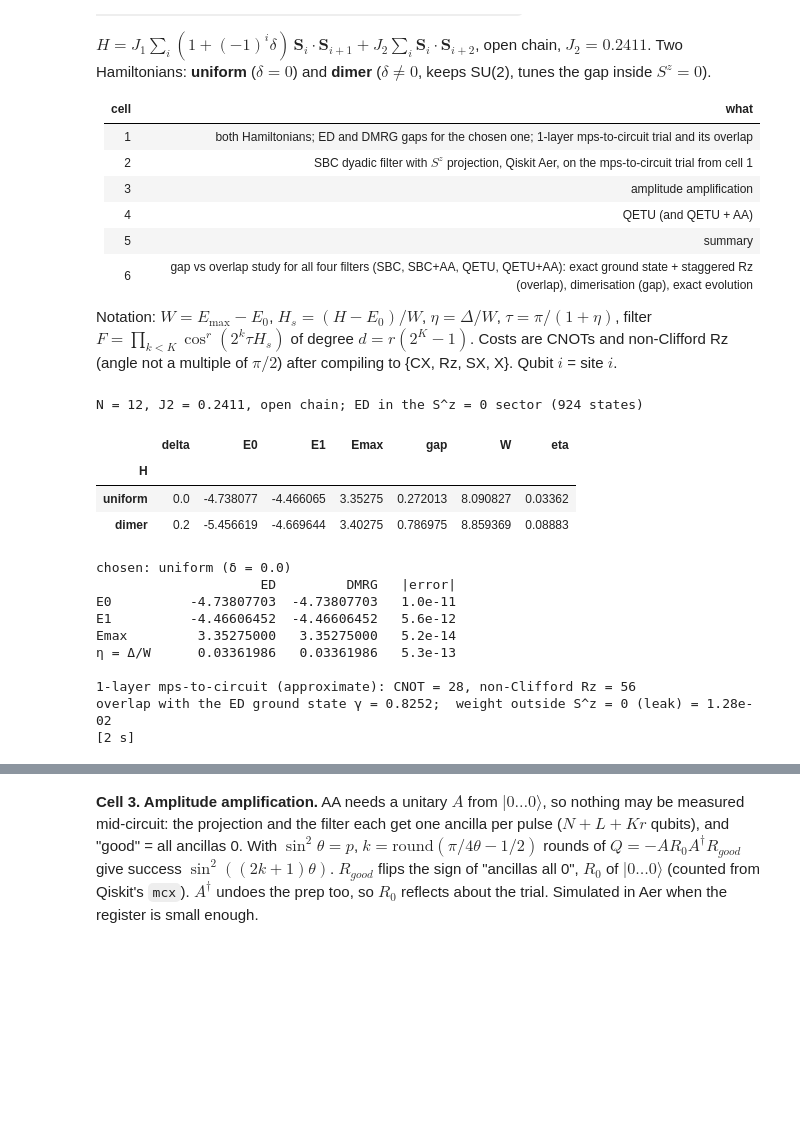
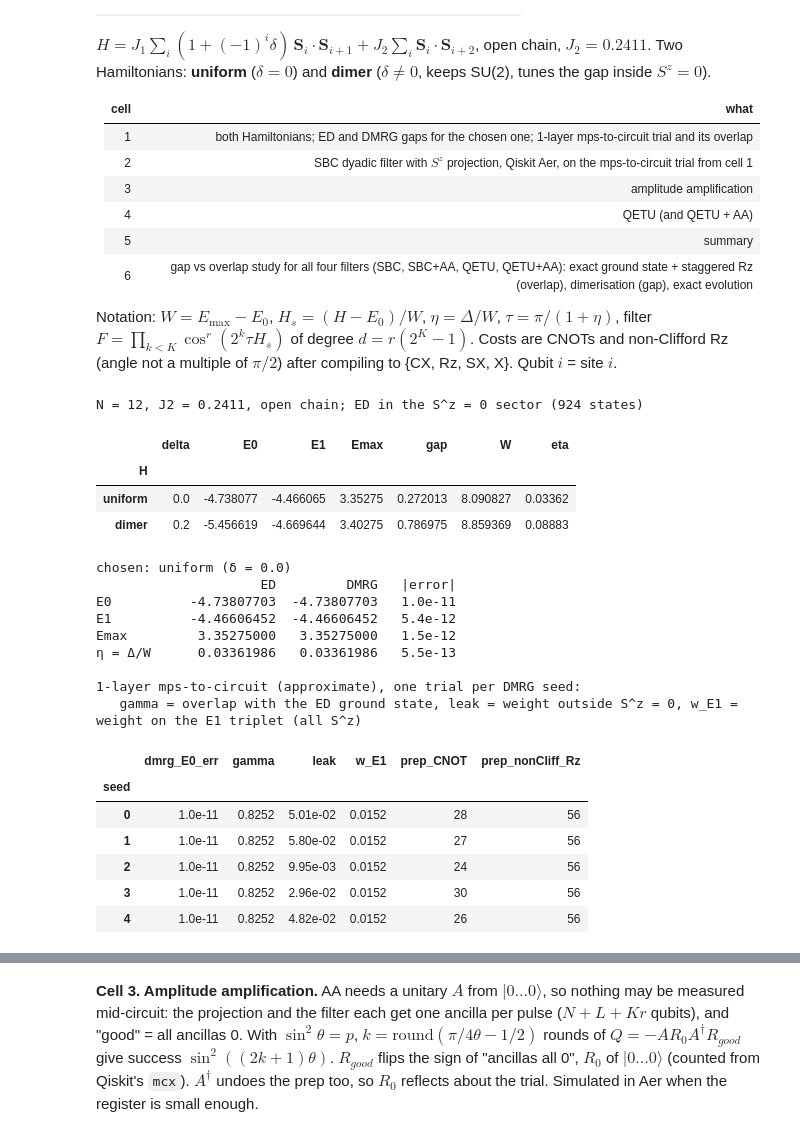
Before and after one commit to aaronseymour7/CLAUDE, a Jupyter notebook: ORNL/final_filters.ipynb, the cells around one changed output, grey strips where cells are left out. Cells and saved outputs as stored; diff of their text form; code cells hidden in the pictures; blank space fills up the shorter version.

```diff
--- a/ORNL/final_filters.ipynb
+++ b/ORNL/final_filters.ipynb
@@ -28,6 +28,7 @@ MODEL     = "uniform"     # which Hamiltonian the filters run on: "uniform" or "
 EPS       = 1e-2          # target 1 - F of the filtered state
 TRIAL_RZ  = 0.0           # optional staggered Rz layer e^{-iε Σ(-1)^i Z_i} after the prep (ε > 0 lowers γ; ε ≈ 0.3 to see AA act)
 DMRG_BONDS = [16, 32, 64, 128]
+SEEDS     = [0, 1, 2, 3, 4]   # DMRG draws: each seed fixes the random starting MPS of the ground-state DMRG
 
 import time, warnings
 import numpy as np, pandas as pd, matplotlib.pyplot as plt
@@ -42,7 +43,6 @@ from qiskit_aer import AerSimulator
 from mps_to_circuit import mps_to_circuit
 warnings.filterwarnings("ignore")
 pd.set_option("display.width", 220); pd.set_option("display.max_columns", 30)
-np.random.seed(7)                                    # DMRG starts from a random MPS
 
 def bonds(N, delta):                                 # (i, j, J); qubit i = site i
     nn = [(i, i + 1, J1 * (1 + (-1) ** i * delta)) for i in range(N - 1)]
@@ -61,6 +61,13 @@ def ham_sector(N, delta, states):                    # S.S = (2 SWAP - 1)/4
         rows += list(range(len(states))); cols += list(range(len(states))); vals += [-J / 4] * len(states)
     return csr_matrix((vals, (rows, cols)), shape=(len(states),) * 2)
 
+def lowest(N, delta, n_up, k=1):                     # k lowest levels of the sector with n_up up spins, as 2^N vectors
+    st = np.array(sorted(sum(1 << q for q in c) for c in combinations(range(N), n_up)))
+    H = ham_sector(N, delta, st)
+    w, V = (np.linalg.eigh(H.toarray()) if len(st) <= 1000 else eigsh(H, k=k, which="SA", tol=1e-12))
+    full = np.zeros((1 << N, k), complex); full[st] = V[:, :k]
+    return w[:k], full
+
 def ed(N, delta, states):                            # E0, E1, Emax and |E0> as a 2^N vector
     H = ham_sector(N, delta, states)
     if len(states) <= 1000:
@@ -71,7 +78,12 @@ def ed(N, delta, states):                            # E0, E1, Emax and |E0> as
     full = np.zeros(1 << N, complex); full[states] = g
     return E0, E1, Emax, full
 
-def dmrg(N, delta, sign=1.0, penalty=None):
+def seeded_mps(N, seed, D=8):                        # explicit, reproducible DMRG starting state
+    rng = np.random.default_rng(seed)
+    arrs = [rng.normal(size=(D, 2))] + [rng.normal(size=(D, D, 2)) for _ in range(N - 2)] + [rng.normal(size=(D, 2))]
+    p0 = qtn.MatrixProductState(arrs, shape="lrp"); return p0 / p0.norm()
+
+def dmrg(N, delta, sign=1.0, penalty=None, seed=0):
     Jd = {(i, j): sign * J for i, j, J in bonds(N, delta)}
     b = qop.heisenberg_from_edges(list(Jd), j=lambda i, j: Jd[(i, j)] if (i, j) in Jd else Jd[(j, i)])
     if penalty:                                      # λ (S^z_tot - 1)^2: lowest S^z = 1 state = the E1 triplet
@@ -80,7 +92,9 @@ def dmrg(N, delta, sign=1.0, penalty=None):
                 if i != j:
                     b.add_term(penalty, ("sz", i), ("sz", j))
             b.add_term(-2 * penalty, ("sz", i))
-    d = qtn.DMRG2(b.build_mpo(), bond_dims=DMRG_BONDS, cutoffs=1e-12); d.solve(tol=1e-10, verbosity=0, max_sweeps=40)
+    d = qtn.DMRG2(b.build_mpo(), bond_dims=DMRG_BONDS, cutoffs=1e-12, p0=seeded_mps(N, seed))
+    np.random.seed(seed)                             # local eigensolver start vectors too
+    d.solve(tol=1e-10, verbosity=0, max_sweeps=40)
     return float(np.real(d.energy)) + (penalty * (N / 4 + 1) if penalty else 0.0), d.state
 
 SIM = AerSimulator(method="statevector")
@@ -107,50 +121,70 @@ def sz0_weight(v, N):
 t0 = time.time()
 STATES = sector(N)
 delta = {"uniform": 0.0, "dimer": DELTA}[MODEL]
 rows = []
 for name, dl in (("uniform", 0.0), ("dimer", DELTA)):
     E0, E1, Emax, _ = ed(N, dl, STATES)
     rows.append(dict(H=name, delta=dl, E0=E0, E1=E1, Emax=Emax, gap=E1 - E0, W=Emax - E0, eta=(E1 - E0) / (Emax - E0)))
 print(f"N = {N}, J2 = {J2}, open chain; ED in the S^z = 0 sector ({len(STATES)} states)")
 display(pd.DataFrame(rows).set_index("H").round(6))
 
 E0_ed, E1_ed, Emax_ed, G0 = ed(N, delta, STATES)     # exact reference for the chosen Hamiltonian
-E0, psi = dmrg(N, delta)
-E1 = dmrg(N, delta, penalty=2.0)[0]
-Emax = -dmrg(N, delta, sign=-1.0)[0]
+# the E1 triplet: its S^z = 0 member is the second Sz=0 level, its S^z = ±1 members the lowest of those sectors
+w0, V0 = lowest(N, delta, N // 2, k=2); wp, Vp = lowest(N, delta, N // 2 + 1); wm, Vm = lowest(N, delta, N // 2 - 1)
+E1_SET = np.column_stack([V0[:, 1], Vp[:, 0], Vm[:, 0]])                        # m = 0, +1, -1
+assert np.allclose([w0[1], wp[0], wm[0]], E1_ed, atol=1e-8), "E1 is not a triplet here"
+def w_E1(v):                                         # weight on the E1 level, all three S^z members
+    return float(np.sum(abs(E1_SET.conj().T @ v) ** 2))
+
+E1 = dmrg(N, delta, penalty=2.0, seed=SEEDS[0])[0]  # spectral estimates (seeded)
+Emax = -dmrg(N, delta, sign=-1.0, seed=SEEDS[0])[0]
+DRAWS = []
+for sd in SEEDS:                                     # ground-state draws: DMRG -> 1-layer mps-to-circuit -> trial
+    E0_s, psi = dmrg(N, delta, seed=sd)
+    mps = psi.copy(); mps.permute_arrays("lrp")
+    prep = mps_to_circuit(list(mps.arrays), method="approximate", shape="lrp", num_layers=1)
+    if TRIAL_RZ:
+        for i in range(N):
+            prep.rz(2 * TRIAL_RZ * (-1) ** i, i)
+    tr = aer(prep)
+    DRAWS.append(dict(seed=sd, E0=E0_s, prep=prep, trial=tr, gamma=abs(np.vdot(G0, tr)) ** 2,
+                      leak=1 - sz0_weight(tr, N), wE1=w_E1(tr), c_prep=counts(prep)))
+E0 = DRAWS[0]["E0"]
 W, gap = Emax - E0, E1 - E0
 eta, tau = gap / W, np.pi / (1 + gap / W)
-
-mps = psi.copy(); mps.permute_arrays("lrp")
-PREP = mps_to_circuit(list(mps.arrays), method="approximate", shape="lrp", num_layers=1)
-if TRIAL_RZ:
-    for i in range(N):
-        PREP.rz(2 * TRIAL_RZ * (-1) ** i, i)
-TRIAL = aer(PREP)
-gamma_prep, leak = abs(np.vdot(G0, TRIAL)) ** 2, 1 - sz0_weight(TRIAL, N)
-c_prep = counts(PREP)
 
 print(f"\nchosen: {MODEL} (δ = {delta})")
 print(f"{'':10} {'ED':>12} {'DMRG':>12} {'|error|':>9}")
 for k_, a, b_ in (("E0", E0_ed, E0), ("E1", E1_ed, E1), ("Emax", Emax_ed, Emax),
                   ("η = Δ/W", (E1_ed - E0_ed) / (Emax_ed - E0_ed), eta)):
     print(f"{k_:10} {a:12.8f} {b_:12.8f} {abs(a - b_):9.1e}")
-print(f"\n1-layer mps-to-circuit (approximate){f' + staggered Rz ε = {TRIAL_RZ}' if TRIAL_RZ else ''}: CNOT = {c_prep[0]}, non-Clifford Rz = {c_prep[1]}")
-print(f"overlap with the ED ground state γ = {gamma_prep:.4f};  weight outside S^z = 0 (leak) = {leak:.2e}")
+tbl = pd.DataFrame([dict(seed=x["seed"], dmrg_E0_err=abs(x["E0"] - E0_ed), gamma=x["gamma"], leak=x["leak"], w_E1=x["wE1"],
+                         prep_CNOT=x["c_prep"][0], prep_nonCliff_Rz=x["c_prep"][1]) for x in DRAWS]).set_index("seed")
+print(f"\n1-layer mps-to-circuit (approximate){f' + staggered Rz ε = {TRIAL_RZ}' if TRIAL_RZ else ''}, one trial per DMRG seed:")
+print("   gamma = overlap with the ED ground state, leak = weight outside S^z = 0, w_E1 = weight on the E1 triplet (all S^z)")
+display(tbl.style.format({"dmrg_E0_err": "{:.1e}", "gamma": "{:.4f}", "leak": "{:.2e}", "w_E1": "{:.4f}"}))
+st_ = tbl[["gamma", "leak", "w_E1"]].agg(["mean", "min", "max"])
+print("over seeds: " + ";  ".join(f"{c} mean {st_.loc['mean', c]:.4f} [{st_.loc['min', c]:.4f}, {st_.loc['max', c]:.4f}]" for c in st_.columns))
 print(f"[{time.time() - t0:.0f} s]")
 # %% [output]
 N = 12, J2 = 0.2411, open chain; ED in the S^z = 0 sector (924 states)
 |  | delta | E0 | E1 | Emax | gap | W | eta |
 | H |  |  |  |  |  |  |  |
 | uniform | 0.0 | -4.738077 | -4.466065 | 3.35275 | 0.272013 | 8.090827 | 0.03362 |
 | dimer | 0.2 | -5.456619 | -4.669644 | 3.40275 | 0.786975 | 8.859369 | 0.08883 |
 chosen: uniform (δ = 0.0)
                      ED         DMRG   |error|
 E0          -4.73807703  -4.73807703   1.0e-11
-E1          -4.46606452  -4.46606452   5.6e-12
-Emax         3.35275000   3.35275000   5.2e-14
-η = Δ/W      0.03361986   0.03361986   5.3e-13
+E1          -4.46606452  -4.46606452   5.4e-12
+Emax         3.35275000   3.35275000   1.5e-12
+η = Δ/W      0.03361986   0.03361986   5.5e-13
 
-1-layer mps-to-circuit (approximate): CNOT = 28, non-Clifford Rz = 56
-overlap with the ED ground state γ = 0.8252;  weight outside S^z = 0 (leak) = 1.28e-02
-[2 s]
+1-layer mps-to-circuit (approximate), one trial per DMRG seed:
+   gamma = overlap with the ED ground state, leak = weight outside S^z = 0, w_E1 = weight on the E1 triplet (all S^z)
+|  | dmrg_E0_err | gamma | leak | w_E1 | prep_CNOT | prep_nonCliff_Rz |
+| seed |  |  |  |  |  |  |
+| 0 | 1.0e-11 | 0.8252 | 5.01e-02 | 0.0152 | 28 | 56 |
+| 1 | 1.0e-11 | 0.8252 | 5.80e-02 | 0.0152 | 27 | 56 |
+| 2 | 1.0e-11 | 0.8252 | 9.95e-03 | 0.0152 | 24 | 56 |
+| 3 | 1.0e-11 | 0.8252 | 2.96e-02 | 0.0152 | 30 | 56 |
+| 4 | 1.0e-11 | 0.8252 | 4.82e-02 | 0.0152 | 26 | 56 |
```
Also changed, not shown: parts of 7 cells of this notebook.
